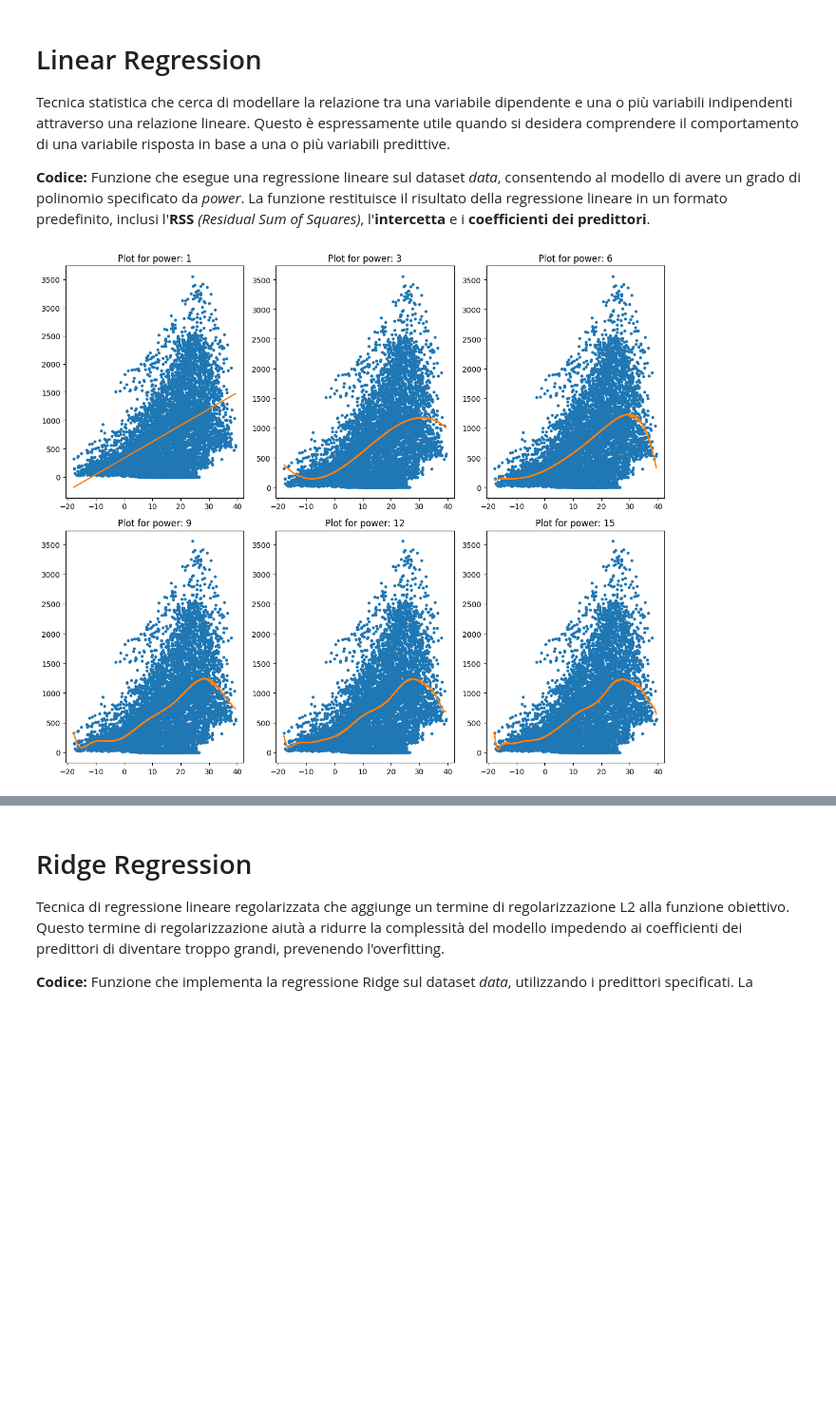
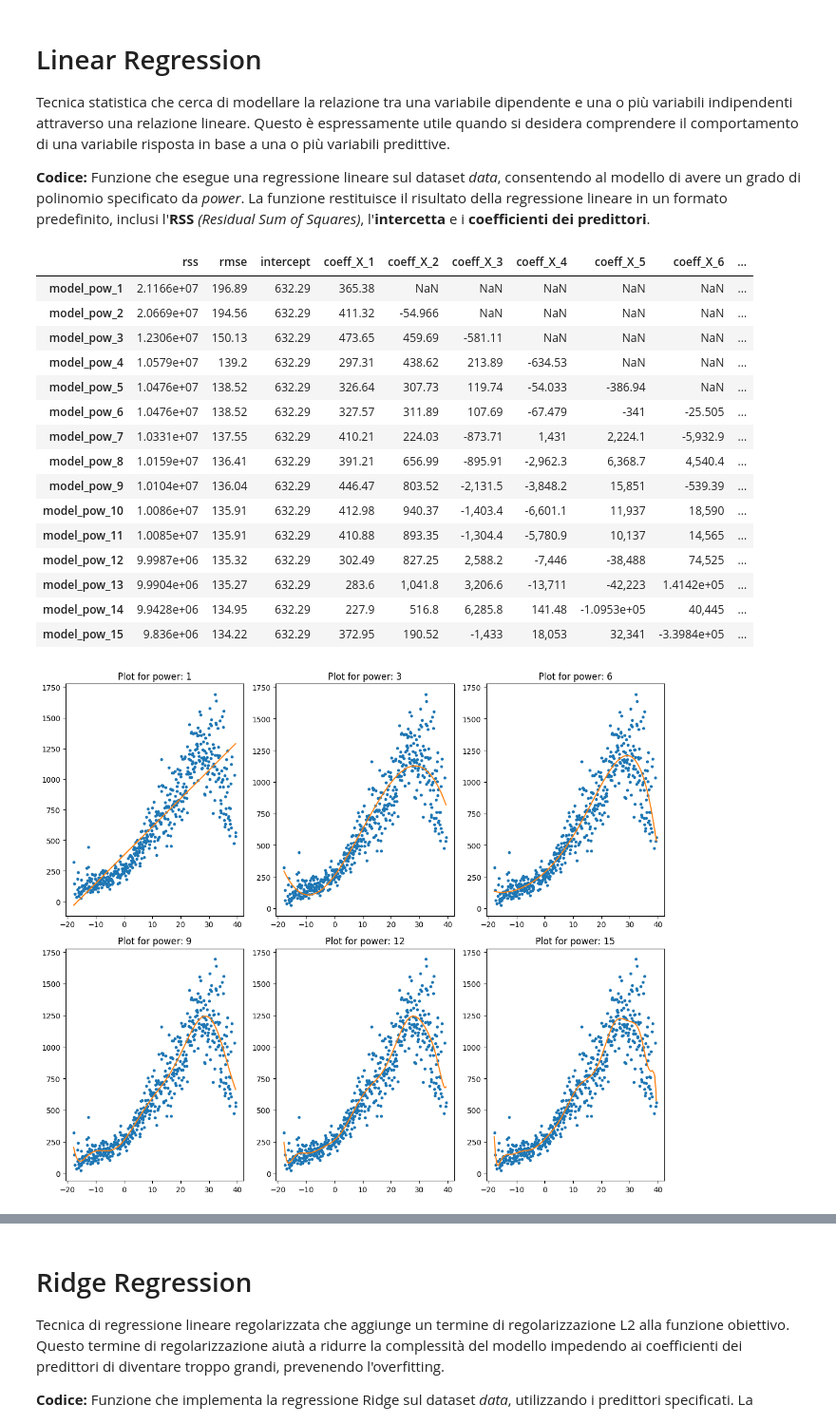
Before and after one commit to KibouToZetsubou/machine-learning-seoul-bikes, a Jupyter notebook: Rausa.ipynb, the cells around one changed output, grey strips where cells are left out. Shown at 95% size. Drawn from its saved outputs; the diff is of its cells as text; code cells hidden in the pictures; blank space fills up the shorter version.

```diff
--- a/Rausa.ipynb
+++ b/Rausa.ipynb
@@ -34,11 +48,17 @@ memory usage: 958.2+ KB
 # %%
-data = df[['Rented Bike Count', 'Temperature(°C)']].copy()
-data.columns = ['y', 'X']
-display(data)
-plt.figure(figsize=(16, 8))
-plt.scatter(
-    data['X'],
-    data['y'],
-    c='black'
-)
+def cut_dataFrame(colname):
+    data = df[['Rented Bike Count', colname]].copy()
+    data = data.groupby(colname, as_index=False).mean()
+    data.columns = ['X', 'y']
+    display(data)
+    plt.figure(figsize=(16, 8))
+    plt.scatter(
+        data['X'],
+        data['y'],
+        c='black'
+    )
+    return data
+
+dataTemp = cut_dataFrame('Temperature(°C)')
+dataHour = cut_dataFrame('Hour')
 # %% [output]
@@ -79,7 +132,7 @@ Tecnica statistica che cerca di modellare la relazione tra una variabile dipende
 # %%
 from sklearn.linear_model import LinearRegression
 from math import sqrt
-def linear_regression(data, power, models_to_plot):
+def linear_regression_execution(data, power, models_to_plot):
     # Initialize predictors:
     predictors = ['X']
     if power >= 2:
@@ -109,12 +162,32 @@ def linear_regression(data, power, models_to_plot):
 
     return ret
 # %%
-col = ['rss', 'rmse', 'intercept'] + ['coeff_X_{}'.format(i) for i in range(1,16)]
-ind = ['model_pow_{}'.format(i) for i in range(1,16)]
-coeff_matrix_simple = pd.DataFrame(index=ind, columns=col)
+def linear_regression(data):
+    col = ['rss', 'rmse','intercept'] + ['coeff_X_{}'.format(i) for i in range(1,16)]
+    ind = ['model_pow_{}'.format(i) for i in range(1,16)]
+    coeff_matrix_simple = pd.DataFrame(index=ind, columns=col)
+    models_to_plot = {1:231,3:232,6:233,9:234,12:235,15:236}
+    for i in range(1,16):
+        coeff_matrix_simple.iloc[i-1, 0:i+3] = linear_regression_execution(data, i, models_to_plot)
+    pd.options.display.float_format = '{:,.5g}'.format
+    display(coeff_matrix_simple)
 # %%
-models_to_plot = {1:231,3:232,6:233,9:234,12:235,15:236}
-for i in range(1,16):
-    coeff_matrix_simple.iloc[i-1, 0:i+3] = linear_regression(data, i, models_to_plot)
+linear_regression(dataTemp)
 # %% [output]
+|  | rss | rmse | intercept | coeff_X_1 | coeff_X_2 | coeff_X_3 | coeff_X_4 | coeff_X_5 | coeff_X_6 | ... |
+| model_pow_1 | 2.1166e+07 | 196.89 | 632.29 | 365.38 | NaN | NaN | NaN | NaN | NaN | ... |
+| model_pow_2 | 2.0669e+07 | 194.56 | 632.29 | 411.32 | -54.966 | NaN | NaN | NaN | NaN | ... |
+| model_pow_3 | 1.2306e+07 | 150.13 | 632.29 | 473.65 | 459.69 | -581.11 | NaN | NaN | NaN | ... |
+| model_pow_4 | 1.0579e+07 | 139.2 | 632.29 | 297.31 | 438.62 | 213.89 | -634.53 | NaN | NaN | ... |
+| model_pow_5 | 1.0476e+07 | 138.52 | 632.29 | 326.64 | 307.73 | 119.74 | -54.033 | -386.94 | NaN | ... |
+| model_pow_6 | 1.0476e+07 | 138.52 | 632.29 | 327.57 | 311.89 | 107.69 | -67.479 | -341 | -25.505 | ... |
+| model_pow_7 | 1.0331e+07 | 137.55 | 632.29 | 410.21 | 224.03 | -873.71 | 1,431 | 2,224.1 | -5,932.9 | ... |
+| model_pow_8 | 1.0159e+07 | 136.41 | 632.29 | 391.21 | 656.99 | -895.91 | -2,962.3 | 6,368.7 | 4,540.4 | ... |
+| model_pow_9 | 1.0104e+07 | 136.04 | 632.29 | 446.47 | 803.52 | -2,131.5 | -3,848.2 | 15,851 | -539.39 | ... |
+| model_pow_10 | 1.0086e+07 | 135.91 | 632.29 | 412.98 | 940.37 | -1,403.4 | -6,601.1 | 11,937 | 18,590 | ... |
+| model_pow_11 | 1.0085e+07 | 135.91 | 632.29 | 410.88 | 893.35 | -1,304.4 | -5,780.9 | 10,137 | 14,565 | ... |
+| model_pow_12 | 9.9987e+06 | 135.32 | 632.29 | 302.49 | 827.25 | 2,588.2 | -7,446 | -38,488 | 74,525 | ... |
+| model_pow_13 | 9.9904e+06 | 135.27 | 632.29 | 283.6 | 1,041.8 | 3,206.6 | -13,711 | -42,223 | 1.4142e+05 | ... |
+| model_pow_14 | 9.9428e+06 | 134.95 | 632.29 | 227.9 | 516.8 | 6,285.8 | 141.48 | -1.0953e+05 | 40,445 | ... |
+| model_pow_15 | 9.836e+06 | 134.22 | 632.29 | 372.95 | 190.52 | -1,433 | 18,053 | 32,341 | -3.3984e+05 | ... |
-[figure, old version]
+[figure, new version]
```
Also changed, not shown: parts of 21 cells of this notebook, 1 other file.
